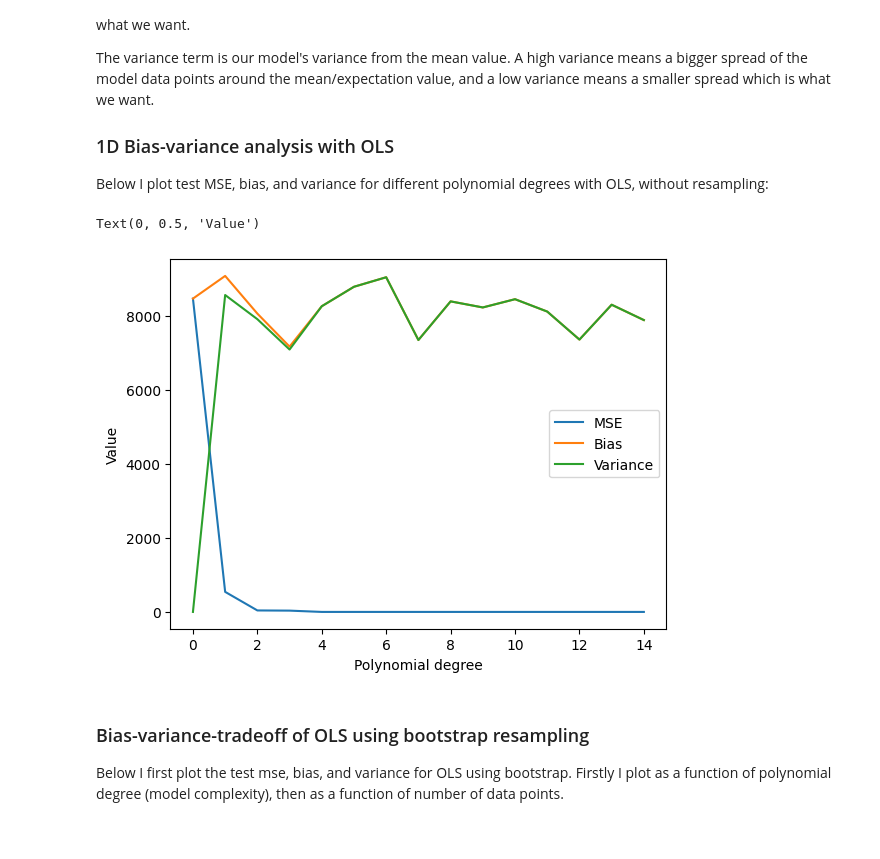
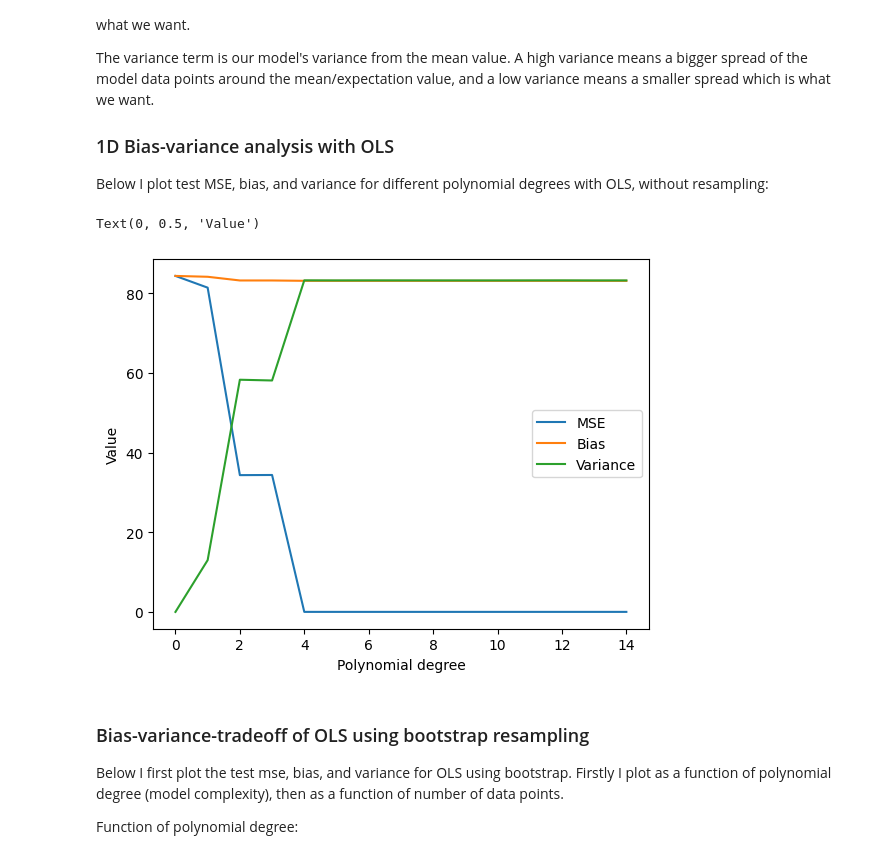
Before and after one commit to LassePladsen/FYS-STK3155-4155, a Jupyter notebook: Weekly exercises/38/Week 38 Lasse Pladsen.ipynb, the cells around one changed output. Saved outputs shown, nothing was run; the diff lists cells and outputs as text; code cells hidden in the pictures.

Commit message:
after adapting books, got identical for the second plot

```diff
--- a/Weekly exercises/38/Week 38 Lasse Pladsen.ipynb
+++ b/Weekly exercises/38/Week 38 Lasse Pladsen.ipynb
@@ -46,61 +46,63 @@ Below I plot test MSE, bias, and variance for different polynomial degrees with
 # %%
 import numpy as np
 import matplotlib.pyplot as plt
-from sklearn.model_selection import train_test_split
 from sklearn.metrics import mean_squared_error
 from sklearn.linear_model import LinearRegression
-
+from sklearn.preprocessing import PolynomialFeatures
+from sklearn.model_selection import train_test_split
+from sklearn.pipeline import make_pipeline
 
 # PARAMETERS
 n = 1000  # no. data points
-maxdegree = 15
+maxdegree = 15  # no. of polynomial degrees
 
 
 def bias(ideal, actual):
     return np.mean((ideal - np.mean(actual))**2)
 
 def variance(array):
     return np.var(array)
 
 
 # Create data set
 np.random.seed(2023)
 x = np.linspace(-3, 3, n).reshape(-1, 1)
-y = x**4 - 16*x**2 + 50*x# +  np.random.normal(0, 0.1, x.shape)
+# y = np.exp(-x**2) + 1.5 * np.exp(-(x-2)**2)+ np.random.normal(0, 0.1, x.shape)
+y = x**4 - 5*x**2 + 2*x +  np.random.normal(0, 0.1, x.shape)
 
 # Create arrays
-degrees = np.arange(0, maxdegree, 1) # loop from polynomial degree 1 to maxdegree
-mse_arr = np.zeros_like(degrees)
-bias_arr = np.zeros_like(degrees)
-variance_arr = np.zeros_like(degrees)
+degrees = np.arange(0, maxdegree, 1)
+mse_arr = np.zeros(maxdegree)
+bias_arr = np.zeros_like(mse_arr)
+variance_arr = np.zeros_like(mse_arr)
 
-linreg = LinearRegression(fit_intercept=False)  # include intercept
+# Split data
+x_train, x_test, y_train, y_test = train_test_split(x, y, test_size=0.2)
 
-# Create design matrix first
-X = np.zeros((n, maxdegree))
 for degree in degrees:
-    X[:, degree] = x[:, 0]**degree
+    # Create model
+    model = make_pipeline(PolynomialFeatures(degree=degree), LinearRegression(fit_intercept=False))
 
-# Then loop over the degrees again to do the mean error calculations
-for degree in degrees:
-    # Split into training and test data
-    X_train, X_test, y_train, y_test = train_test_split(X[:, :degree+1], y, test_size=0.2)
-    linreg.fit(X_train, y_train)
-    y_predict = linreg.predict(X_test)
+    # Create prediction
+    y_predict = model.fit(x_train, y_train).predict(x_test)
+
+    # Calculate values
     mse_arr[degree] = mean_squared_error(y_test, y_predict)
     bias_arr[degree] = bias(y_test, y_predict)
     variance_arr[degree] = variance(y_predict)
 
 # Plotting
 plt.plot(degrees, mse_arr, label="MSE")
 plt.plot(degrees, bias_arr, label="Bias")
 plt.plot(degrees, variance_arr, label="Variance")
 plt.legend()
 plt.xlabel("Polynomial degree")
 plt.ylabel("Value")
 # %% [output]
 Text(0, 0.5, 'Value')
-[figure, old version]
+[figure, new version]
 # %% [markdown]
 ### Bias-variance-tradeoff of OLS using bootstrap resampling
 Below I first plot the test mse, bias, and variance for OLS using bootstrap. Firstly I plot as a function of polynomial degree (model complexity), then as a function of number of data points.
+
+Function of polynomial degree:
```
Also changed, not shown: parts of 2 cells of this notebook.
